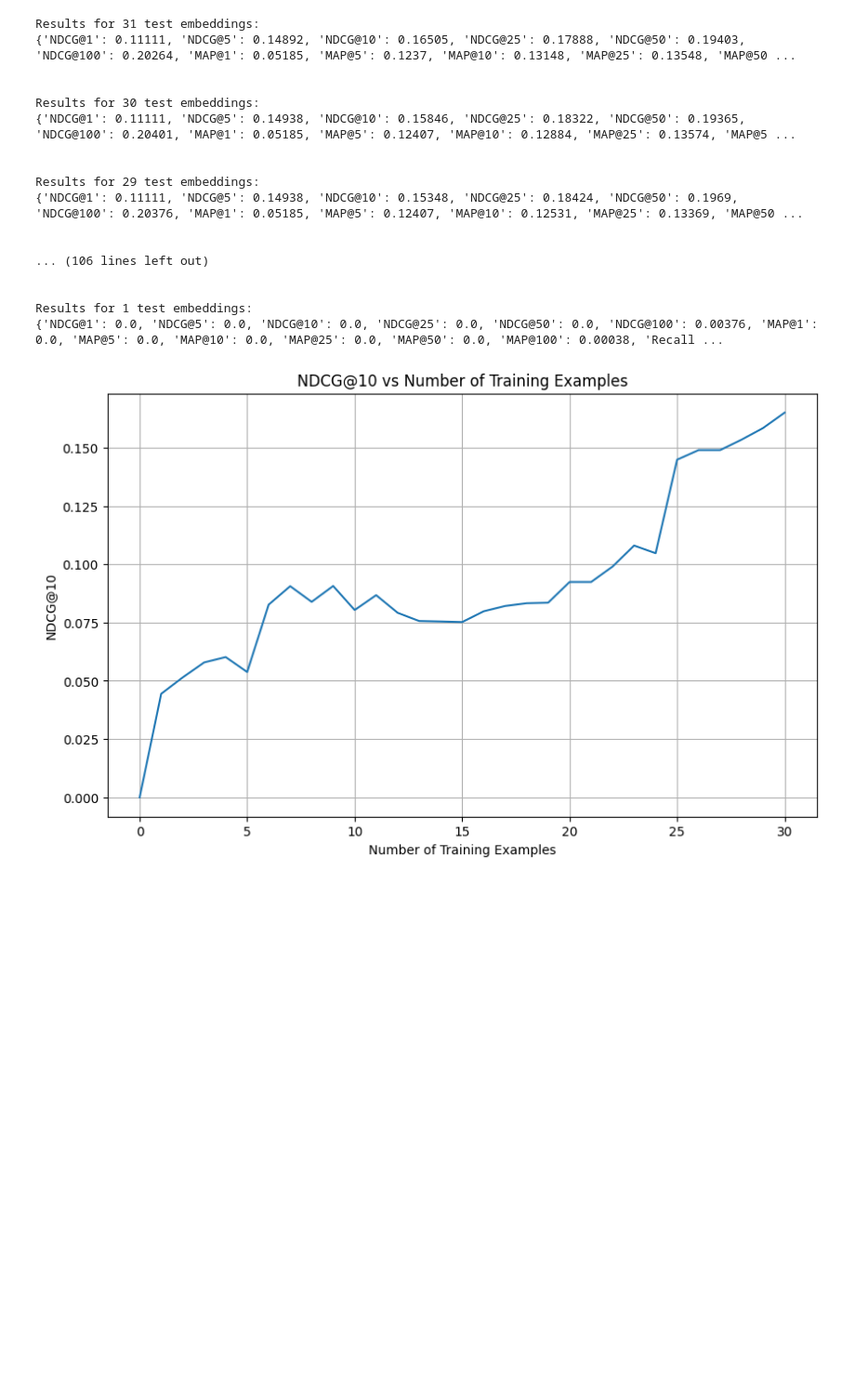
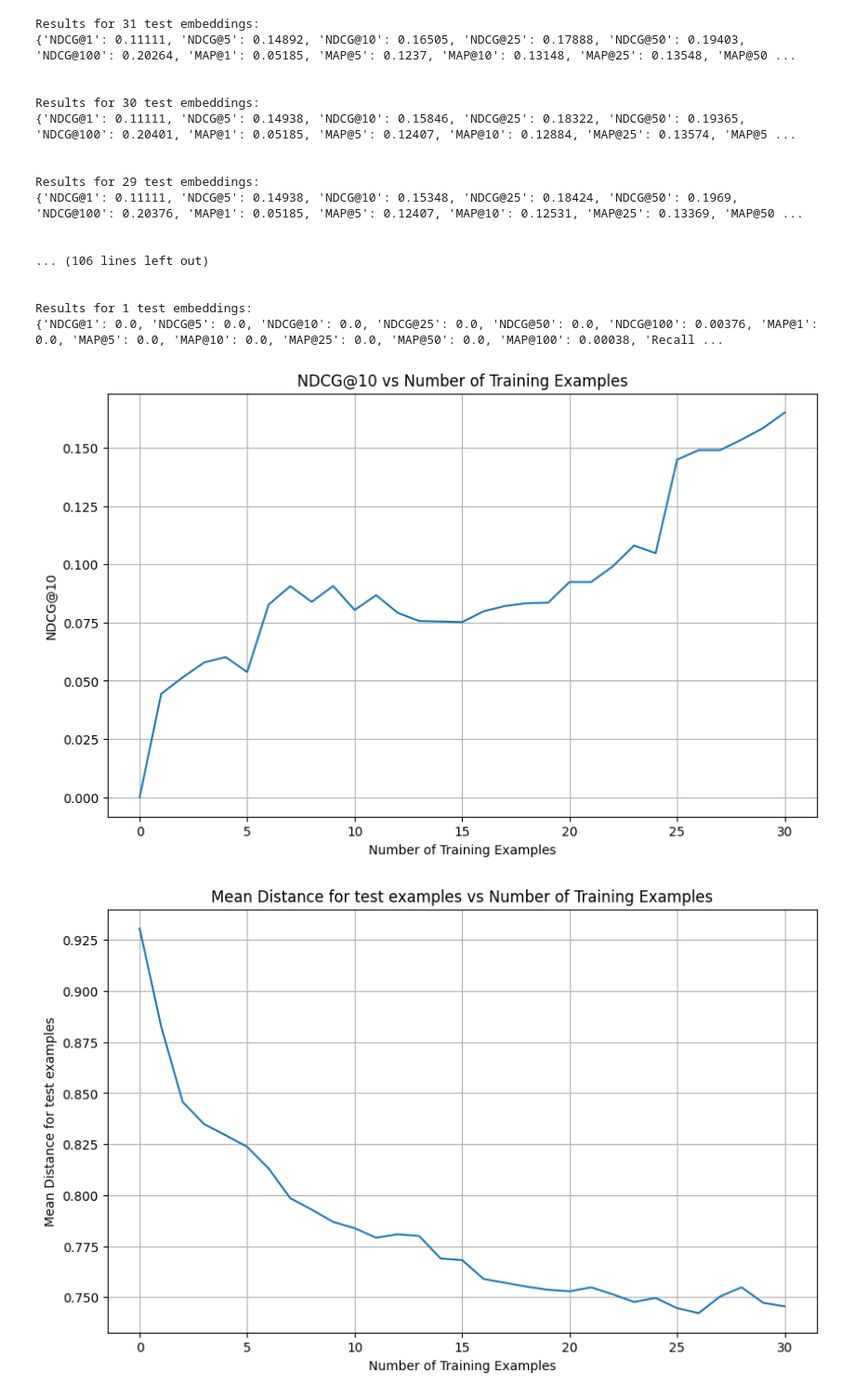
Before and after one commit to arubique/ReasonIR, a Jupyter notebook: notebooks/project_to_reasoning_embeds.ipynb, the cells around one changed output. Shown at 93% size. Drawn from its saved outputs; the diff is of its cells as text; code cells hidden in the pictures; blank space fills up the shorter version.

Commit message:
- Show ground truth documents - Show how distance drops for test examples

```diff
--- a/notebooks/project_to_reasoning_embeds.ipynb
+++ b/notebooks/project_to_reasoning_embeds.ipynb
@@ -34,6 +34,16 @@ SEPARATION_ID = 45
 # %% [markdown]
 # functions
 # %%
+def plot_val_vs_training_examples(val_list, name):
+    plt.figure(figsize=(10,6))
+    plt.plot(range(len(val_list))[::-1], val_list)
+    plt.xlabel('Number of Training Examples')
+    plt.ylabel(name)
+    plt.title(f'{name} vs Number of Training Examples')
+    plt.grid(True)
+    plt.show()
+
+
 def compute_results(
     query_emb,
     doc_emb,
@@ -74,8 +84,28 @@ def least_squares_projection(X, Y):
     # W = (X^T X)^-1 X^T Y
     W = np.linalg.lstsq(X, Y, rcond=None)[0]
 
+    print_distances(X, Y, W)
+
+    return W
+
+def print_distances(X, Y, W, name=None):
     # print(W.shape)  # Should be (base_dim, reason_dim)
-    return W
+    # Print distances between original and projected vectors
+    projected_X = X @ W
+    distances = np.linalg.norm(Y - projected_X, axis=1)
+    if name is not None:
+        print(f"Distances for {name}:")
+    mean_d = np.mean(distances)
+    max_d = np.max(distances)
+    min_d = np.min(distances)
+    print("Mean distance:", mean_d)
+    print("Max distance:", max_d)
+    print("Min distance:", min_d)
+    return mean_d, max_d, min_d
+
+def print_relevant_docs(idx, query_ids, ground_truth, documents):
+    for relevant_doc in ground_truth[query_ids[idx]]:
+        print(documents[int(relevant_doc)])
 # %% [markdown]
 # reproduce numbers
 # %%
@@ -323,4 +356,6 @@ Cosine Similarity: 0.7337873578071594
 # %%
 Ws = []
 for i in tqdm(range(SEPARATION_ID, query_emb_base.shape[0])):
-    Ws.append((i, least_squares_projection(query_emb_base[i:], query_emb_reason[i:])))
+    W = least_squares_projection(query_emb_base[i:], query_emb_reason[i:])
+    mean_d, max_d, min_d = print_distances(query_emb_base[:i], query_emb_reason[:i], W, name="all")
+    Ws.append((i, W, mean_d, max_d, min_d))
@@ -327,6 +448,7 @@ for i in tqdm(range(SEPARATION_ID, query_emb_base.shape[0])):
 # %%
 ndcgs_at_10 = []
-for i, W in Ws:
+mean_ds = []
+for i, W, mean_d, max_d, min_d in Ws:
     print(f"Results for {query_emb_base.shape[0] - i} test embeddings:")
     results_base_short_with_proj = compute_results(
         query_emb=query_emb_base,
@@ -340,6 +462,7 @@ for i, W in Ws:
         projection_matrix=W
     )
     ndcgs_at_10.append(results_base_short_with_proj['NDCG@10'])
+    mean_ds.append(mean_d)
 
     # print(results_base_short_with_proj)
     print("\n")
@@ -361,13 +484,9 @@ Results for 29 test embeddings:
 
 Results for 1 test embeddings:
 {'NDCG@1': 0.0, 'NDCG@5': 0.0, 'NDCG@10': 0.0, 'NDCG@25': 0.0, 'NDCG@50': 0.0, 'NDCG@100': 0.00376, 'MAP@1': 0.0, 'MAP@5': 0.0, 'MAP@10': 0.0, 'MAP@25': 0.0, 'MAP@50': 0.0, 'MAP@100': 0.00038, 'Recall ...
-# %%
-plt.figure(figsize=(10,6))
-plt.plot(range(len(ndcgs_at_10))[::-1], ndcgs_at_10)
-plt.xlabel('Number of Training Examples')
-plt.ylabel('NDCG@10')
-plt.title('NDCG@10 vs Number of Training Examples')
-plt.grid(True)
-plt.show()
-# %% [output]
-[figure, removed]
+# %%
+plot_val_vs_training_examples(ndcgs_at_10, 'NDCG@10')
+plot_val_vs_training_examples(mean_ds, 'Mean Distance for test examples')
+# %% [output]
+[figure, added]
+[figure, added]
```
Also changed, not shown: parts of 6 cells of this notebook.
